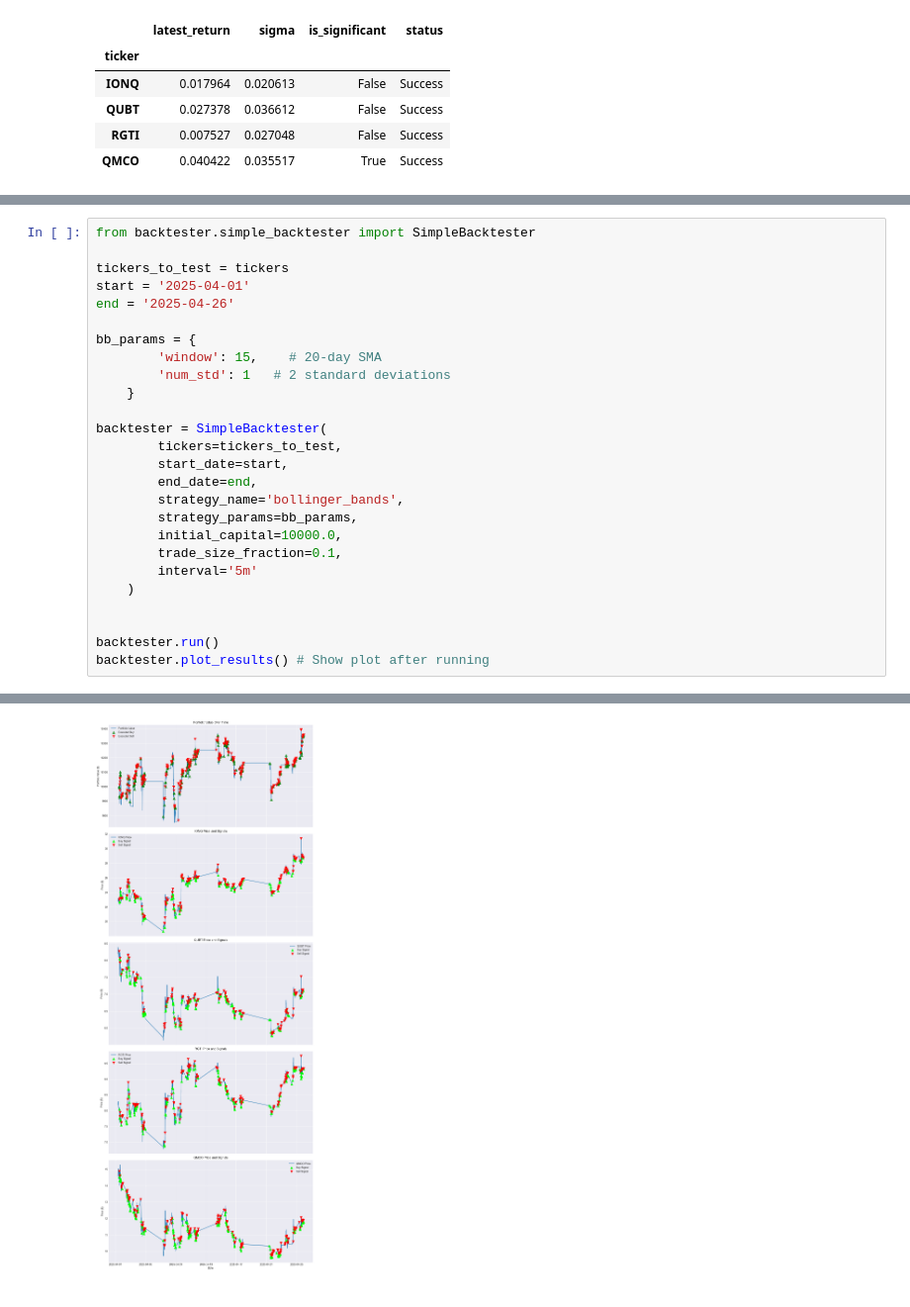
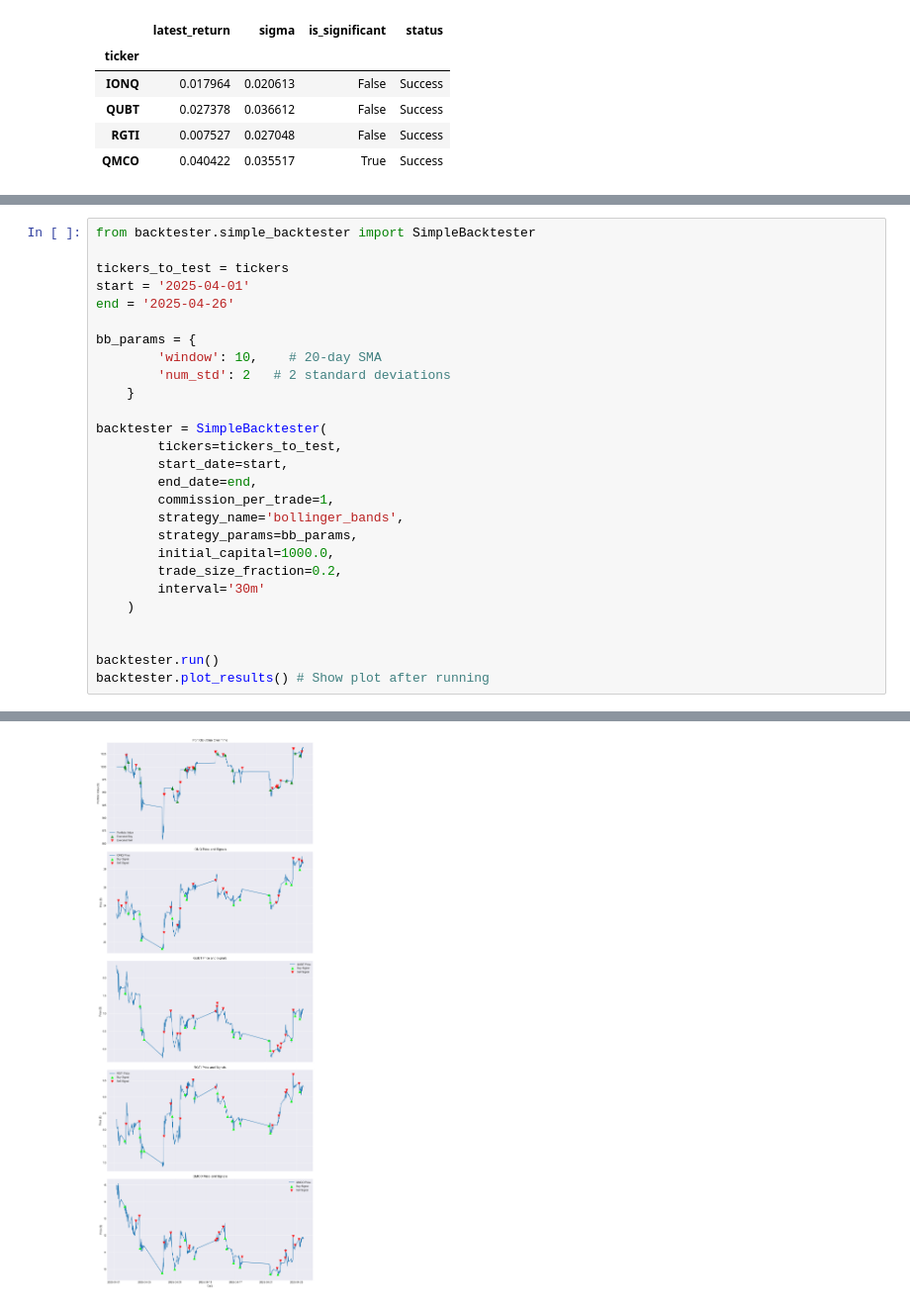
Before and after one commit to andrewBatutin/ib-ai-bot, a Jupyter notebook: notebooks/q_stock_sigma.ipynb, the cells around one changed output, grey strips where cells are left out. Shown at 99% size. Cells and saved outputs as stored; diff of their text form.

```diff
--- a/notebooks/q_stock_sigma.ipynb
+++ b/notebooks/q_stock_sigma.ipynb
@@ -207,19 +207,20 @@ start = '2025-04-01'
 end = '2025-04-26'
 
 bb_params = {
-        'window': 15,    # 20-day SMA
-        'num_std': 1   # 2 standard deviations
+        'window': 10,    # 20-day SMA
+        'num_std': 2   # 2 standard deviations
     }
 
 backtester = SimpleBacktester(
         tickers=tickers_to_test,
         start_date=start,
         end_date=end,
+        commission_per_trade=1,
         strategy_name='bollinger_bands',
         strategy_params=bb_params,
-        initial_capital=10000.0,
-        trade_size_fraction=0.1,
-        interval='5m'
+        initial_capital=1000.0,
+        trade_size_fraction=0.2,
+        interval='30m'
     )
 
 
@@ -265 +266 @@ Warning: Could not infer data frequency. Assuming 252 trading periods/year.
-[figure, old version]
+[figure, new version]
```
Also changed, not shown: parts of 3 cells of this notebook, 1 other file.
